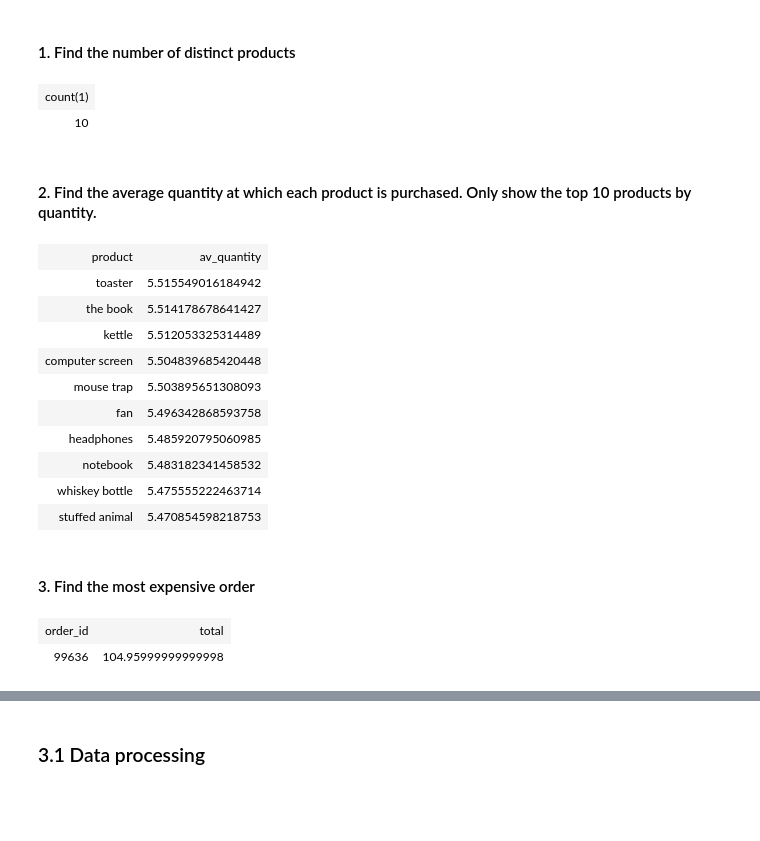
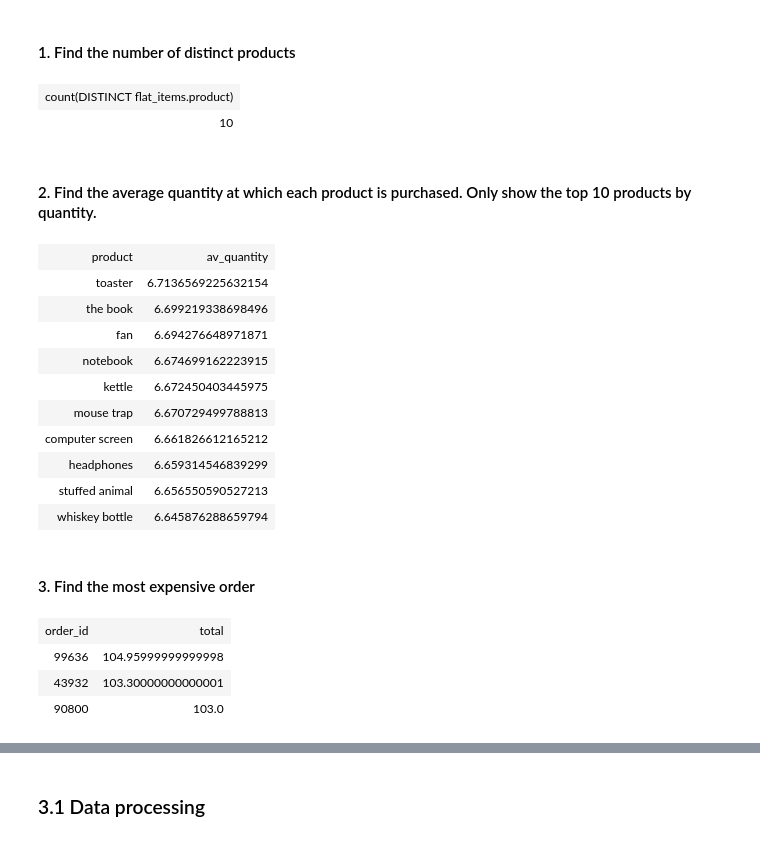
Before and after one commit to RumbleDB/bigdata-exercises, a Jupyter notebook: Big_Data/exercise09/Exercise09_DF_SparkSQL_Solution.ipynb, the cells around one changed output, grey strips where cells are left out. Cells and saved outputs as stored; diff of their text form; code cells hidden in the pictures; blank space fills up the shorter version.

```diff
--- a/Big_Data/exercise09/Exercise09_DF_SparkSQL_Solution.ipynb
+++ b/Big_Data/exercise09/Exercise09_DF_SparkSQL_Solution.ipynb
@@ -354,34 +531,40 @@ Having built an unnested table, we can now easily aggregate over the previously
 #### 1. Find the number of distinct products
 # %%
 %%sparksql
-SELECT COUNT(*)
-FROM (
-    SELECT DISTINCT flat_items.product
-    FROM orders lateral view explode(items) AS flat_items)
+-- Solution
+SELECT COUNT(DISTINCT flat_items.product)
+FROM orders LATERAL VIEW explode(items) AS flat_items
 # %% [output]
-| count(1) |
+| count(DISTINCT flat_items.product) |
 | 10 |
 # %% [markdown]
 #### 2. Find the average quantity at which each product is purchased. Only show the top 10 products by quantity.
 # %%
 %%sparksql
-SELECT flat_items.product, AVG(flat_items.quantity) AS av_quantity
-FROM orders lateral view explode(items) flat_table flat_items
-GROUP BY flat_items.product
+-- Solution
+-- check the explanation under Exercise 1.3.2
+SELECT product, AVG(unique_quantity) AS av_quantity
+FROM
+(
+    SELECT order_id, flat_items.product, SUM(flat_items.quantity) AS unique_quantity
+    FROM orders lateral view explode(items) flat_table flat_items
+    GROUP BY order_id, flat_items.product
+)
+GROUP BY product
 ORDER BY av_quantity DESC
 LIMIT 10
 # %% [output]
 | product | av_quantity |
-| toaster | 5.515549016184942 |
-| the book | 5.514178678641427 |
-| kettle | 5.512053325314489 |
-| computer screen | 5.504839685420448 |
-| mouse trap | 5.503895651308093 |
-| fan | 5.496342868593758 |
-| headphones | 5.485920795060985 |
-| notebook | 5.483182341458532 |
-| whiskey bottle | 5.475555222463714 |
-| stuffed animal | 5.470854598218753 |
+| toaster | 6.7136569225632154 |
+| the book | 6.699219338698496 |
+| fan | 6.694276648971871 |
+| notebook | 6.674699162223915 |
+| kettle | 6.672450403445975 |
+| mouse trap | 6.670729499788813 |
+| computer screen | 6.661826612165212 |
+| headphones | 6.659314546839299 |
+| stuffed animal | 6.656550590527213 |
+| whiskey bottle | 6.645876288659794 |
 # %% [markdown]
 #### 3. Find the most expensive order
 # %%
@@ -390,10 +573,12 @@ SELECT order_id, SUM(flat_items.quantity * flat_items.price) AS total
 FROM orders lateral view explode(items) AS flat_items
 GROUP BY order_id
 ORDER BY total DESC
-LIMIT 1
+LIMIT 3
 # %% [output]
 | order_id | total |
 | 99636 | 104.95999999999998 |
+| 43932 | 103.30000000000001 |
+| 90800 | 103.0 |
 # %% [markdown]
 ## <center>3. More queries</center>
 
```
Also changed, not shown: parts of 80 cells of this notebook, 5 other files.
